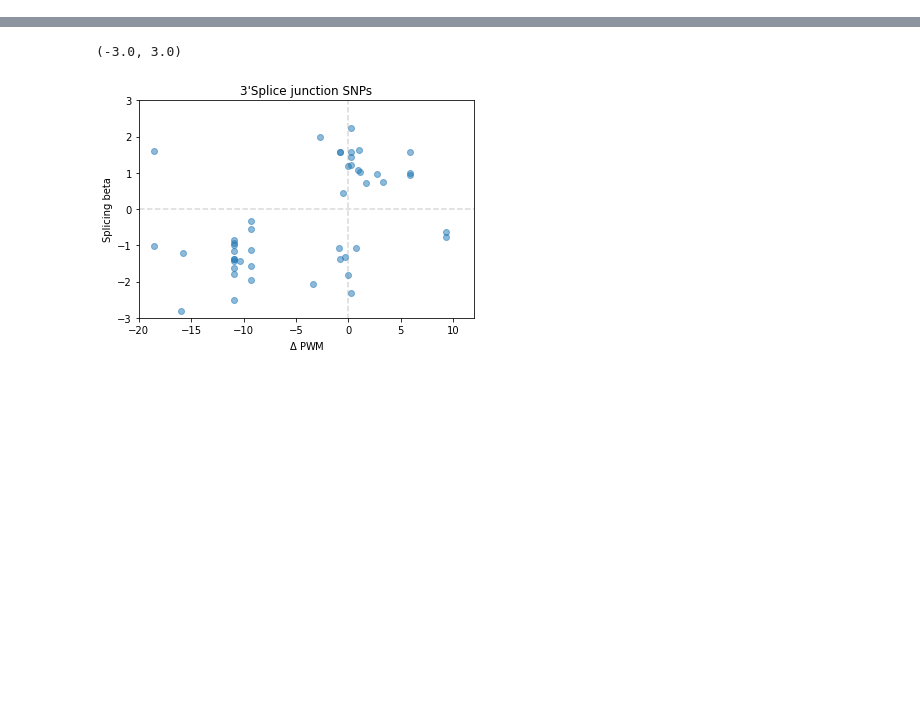
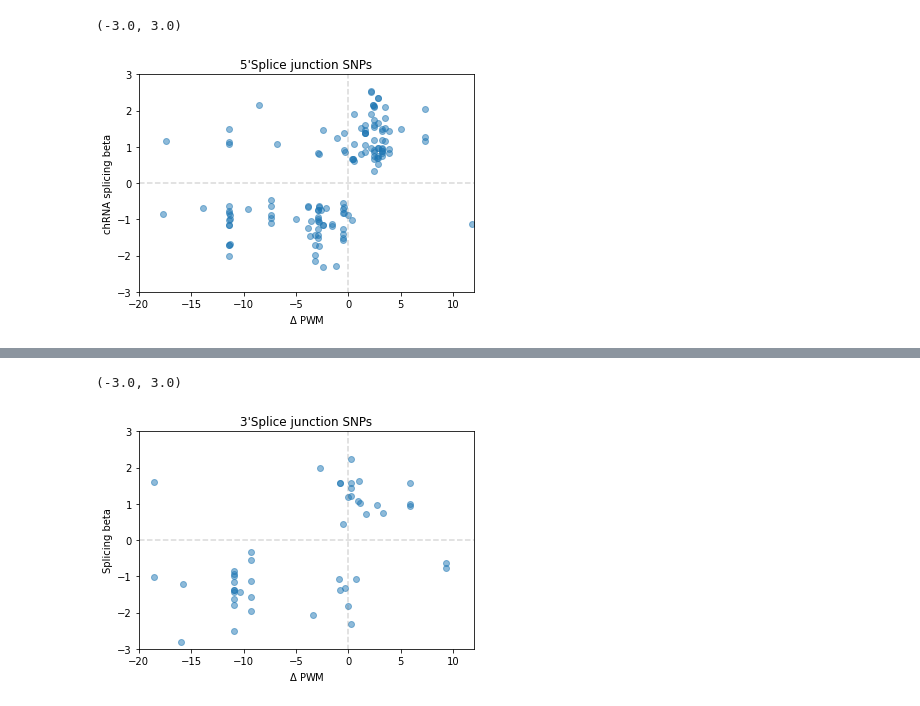
Before and after one commit to bfairkun/ChromatinSplicingQTLs, a Jupyter notebook: analysis/hyprcoloc_analysis.ipynb, the cells around one changed output, grey strips where cells are left out. Drawn from its saved outputs; the diff is of its cells as text; code cells hidden in the pictures; blank space fills up the shorter version.

```diff
--- a/analysis/hyprcoloc_analysis.ipynb
+++ b/analysis/hyprcoloc_analysis.ipynb
@@ -10,11 +10,7 @@ from Bio.Seq import Seq
 
 from scipy.stats import pearsonr, spearmanr
 # %%
-snps = pd.read_csv('../../hyprcoloc_output_old/ForColoc/snpscores.txt.gz', sep='\t')
-hyprcoloc = pd.read_csv('../../hyprcoloc_output_old/ForColoc/hyprcoloc.results.txt.gz', sep='\t')
-colocalized = pd.read_csv('../../hyprcoloc_output_old/ForColoc/hyprcoloc.results.OnlyColocalized.Stats.txt.gz', sep='\t')
-
-splicing_coloc_idx = colocalized.loc[
-    [y == 'polyA.Splicing.Subset_YRI' for y in [x.split(';')[0] for x in colocalized.phenotype_full]]
-].index
+snps = pd.read_csv('../output/hyprcoloc_results/ForColoc/snpscores.txt.gz', sep='\t')
+hyprcoloc = pd.read_csv('../output/hyprcoloc_results/ForColoc/hyprcoloc.results.txt.gz', sep='\t')
+colocalized = pd.read_csv('../output/hyprcoloc_results/ForColoc/hyprcoloc.results.OnlyColocalized.Stats.txt.gz', sep='\t')
 # %%
@@ -94,5 +127,5 @@ bedtools getfasta -s -tab -name+ -fi ReferenceGenome/Fasta/GRCh38.primary_assemb
 # %%
-df = pd.read_csv('../../hyprcoloc_output_old/hyprcoloc_5ss.sorted.tab', sep='\t', names=['name', 'seq'])
+df = pd.read_csv('../../chRNA.Splicing.hyprcoloc_5ss.sorted.tab', sep='\t', names=['name', 'seq'])
 
 df['seq'] = df['seq'].apply(Seq)
 
@@ -103,7 +136,7 @@ pssm = pwm.log_odds()
 df['score'] = df['seq'].apply(pssm.calculate)
 
 
-df_extended = pd.read_csv('../../hyprcoloc_output_old/hyprcoloc_5ss.extended.sorted.tab', sep='\t', names=['name', 'seq'])
+df_extended = pd.read_csv('../../chRNA.Splicing.hyprcoloc_5ss.extended.sorted.tab', sep='\t', names=['name', 'seq'])
 df_extended['seq'] = df_extended['seq'].apply(Seq)
 
 me  = motifs.create(df_extended['seq'])
@@ -115,3 +148,9 @@ df_extended['score'] = df_extended['seq'].apply(pssme.calculate)
 
 df.index = [df.name[i].split('::')[0] for i in range(len(df.name))]
 df_extended.index = [df_extended.name[i].split('::')[0] for i in range(len(df_extended.name))]
+
+merged_snps = colocalized.merge(snps, left_on='Locus', right_on='Locus')
+
+splicing_idx = merged_snps.loc[
+    [y == 'chRNA.Splicing' for y in [x.split(';')[0] for x in merged_snps.phenotype_full]]
+].index
@@ -268,0 +289,12 @@ for snp_x in tqdm(merged_splicing.snp_x.unique(), leave=True, position=0):
+# %%
+plt.plot([0, 0], [-5, 5], linestyle='--', alpha=0.3, c='gray')
+plt.plot([-20, 20], [0, 0], linestyle='--', alpha=0.3, c='gray')
+plt.scatter(mut_diff, beta, alpha = 0.5)
+plt.xlabel(r'$\Delta$ PWM')
+plt.ylabel('chRNA splicing beta')
+plt.title("5'Splice junction SNPs")
+plt.xlim([-20, 12])
+plt.ylim([-3, 3])
+# %% [output]
+(-3.0, 3.0)
+[figure, added]
```
Also changed, not shown: parts of 27 cells of this notebook, 4 other files.
